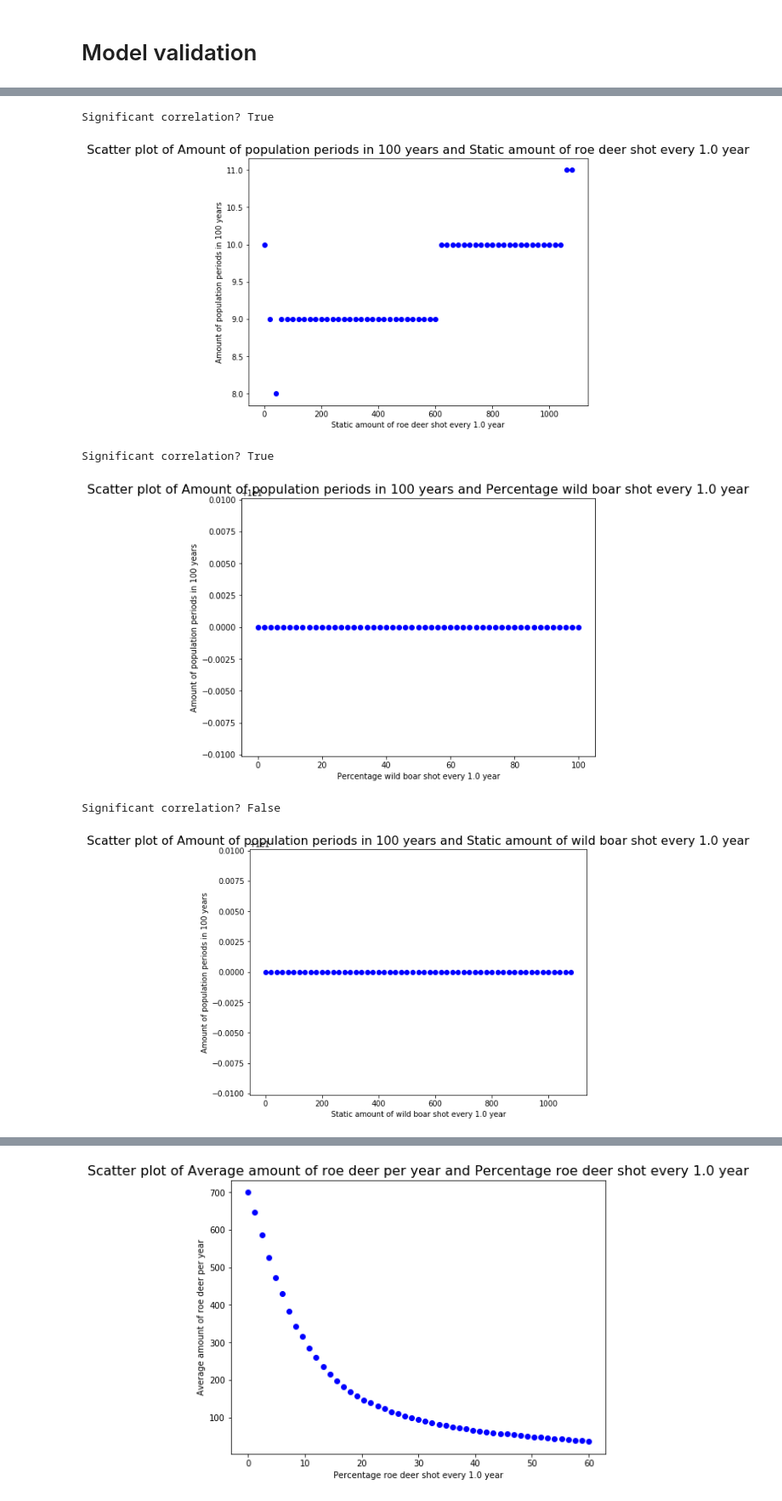
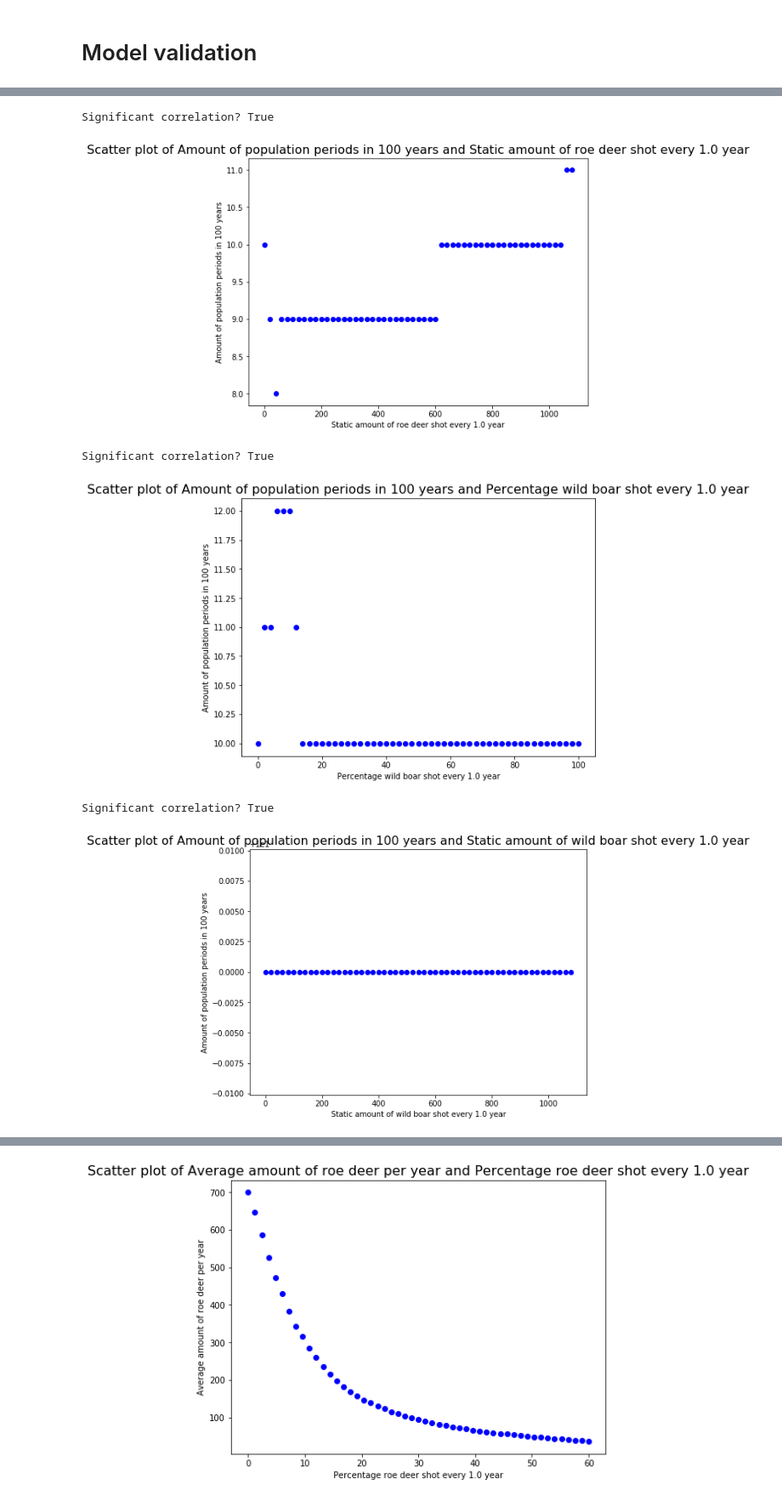
Before and after one commit to LvZut/Modeling-wolf-population-in-the-Netherlands, a Jupyter notebook: Lotka-Volterra test.ipynb, the cells around one changed output, grey strips where cells are left out. Shown at 85% size. Saved outputs shown, nothing was run; the diff lists cells and outputs as text; code cells hidden in the pictures.

Commit message:
changed periodicity to take max periods

```diff
--- a/Lotka-Volterra test.ipynb
+++ b/Lotka-Volterra test.ipynb
@@ -264,7 +264,12 @@ interactive(children=(IntSlider(value=10, description='init_wolf'), IntSlider(va
 # %%
 def get_periodicity(data, height=150, index=0):
     """Returns the amount of peaks (periods) in data."""
-    return len(signal.find_peaks(data, height=height)[index])
+    results =[]
+
+    for i in data:
+        results.append(len(signal.find_peaks(i, height=height)[0]))
+
+    return max(results)
 
 def periodicity(index, x_range, params, reverse=False):
     """Calculate for different shooting coefficients the amount of periods in population size."""
@@ -272,7 +277,7 @@ def periodicity(index, x_range, params, reverse=False):
 
     for i in x_range:
         params[5] = i
-        num_periods = get_periodicity((lotka_volterra(params)[index]))
+        num_periods = get_periodicity(lotka_volterra(params))
         results.append(num_periods)
 
     if reverse:
@@ -644,7 +635,7 @@ print('The amount of periods without any events is ', mean_r[0], ' periods.')
 
 # shoot percentage of deer
 params[6] = 'percentage'
-spod_results = periodicity(0, np.arange(0, 1.02, 0.02), params, True)
+spod_results = periodicity(1, np.arange(0, 1.02, 0.02), params, True)
 make_scatter_plot(np.arange(0, 102, 2), spod_results,
                   'Percentage roe deer shot every %s year' % str(params[4]/365.25),
                   'Amount of population periods in 100 years')
@@ -652,7 +643,7 @@ print('Significant correlation? %s' % test_significance(spod_results, mean_r[0])
 
 # shoot set amount of deer
 params[6] = 'static'
-ssaod_results = periodicity(0, np.arange(0, 1100, 20), params, False)
+ssaod_results = periodicity(1, np.arange(0, 1100, 20), params, False)
 params[6] = 'none'
 make_scatter_plot(np.arange(0, 1100, 20), ssaod_results,
                   'Static amount of roe deer shot every %s year' % str(params[4]/365.25),
@@ -663,7 +654,7 @@ print('Significant correlation? %s' % test_significance(ssaod_results, mean_r[0]
 
 # shoot percentage of wild boar
 params[7] = 'percentage'
-spowb_results = periodicity(0, np.arange(0, 1.02, 0.02), params, True)
+spowb_results = periodicity(2, np.arange(0, 1.02, 0.02), params, True)
 make_scatter_plot(np.arange(0, 102, 2), spowb_results,
                   'Percentage wild boar shot every %s year' % str(params[4]/365.25),
                   'Amount of population periods in 100 years')
@@ -671,7 +662,7 @@ print('Significant correlation? %s' % test_significance(spowb_results, mean_r[0]
 
 # shoot set amount of wild boar
 params[7] = 'static'
-ssaowb_results = periodicity(0, np.arange(0, 1100, 20), params, False)
+ssaowb_results = periodicity(2, np.arange(0, 1100, 20), params, False)
 params[7] = 'none'
 make_scatter_plot(np.arange(0, 1100, 20), ssaowb_results,
                   'Static amount of wild boar shot every %s year' % str(params[4]/365.25),
@@ -683,7 +674,7 @@ print('Significant correlation? %s' % test_significance(ssaowb_results, mean_r[0
 
 # shoot percentage of wolves
 params[8] = 'percentage'
-spow_results = periodicity(0, np.arange(0, 1.02, 0.02), params, True)
+spow_results = periodicity(2, np.arange(0, 1.02, 0.02), params, True)
 make_scatter_plot(np.arange(0, 102, 2), spow_results,
                   'Percentage wolves shot every %s year' % str(params[4]/365.25),
                   'Amount of population periods in 100 years')
@@ -691,7 +682,7 @@ print('Significant correlation? %s' % test_significance(spow_results, mean_r[0])
 
 # shoot set amount of wolves
 params[8] = 'static'
-ssaow_results = periodicity(0, np.arange(0, 1100, 20), params, False)
+ssaow_results = periodicity(2, np.arange(0, 1100, 20), params, False)
 params[8] = 'none'
 make_scatter_plot(np.arange(0, 1100, 20), ssaow_results,
                   'Static amount of wolves shot every %s year' % str(params[4]/365.25),
@@ -729,8 +720,8 @@ The amount of periods without any events is  10  periods.
 Significant correlation? True
 [figure]
 Significant correlation? True
-[figure, old version]
+[figure, new version]
-Significant correlation? False
+Significant correlation? True
 [figure]
 Significant correlation? False
 [figure]
```
Also changed, not shown: parts of 2 cells of this notebook.
